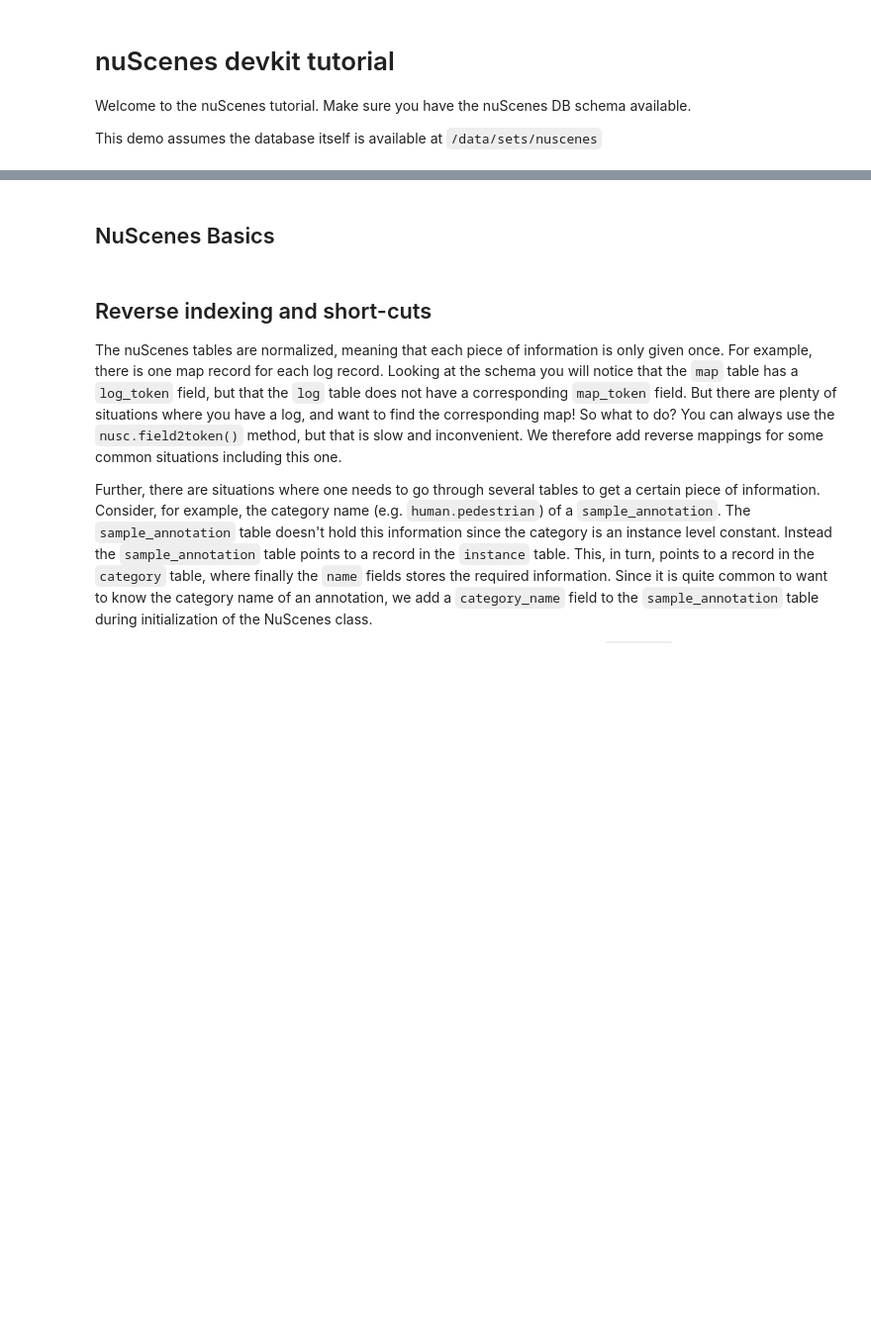
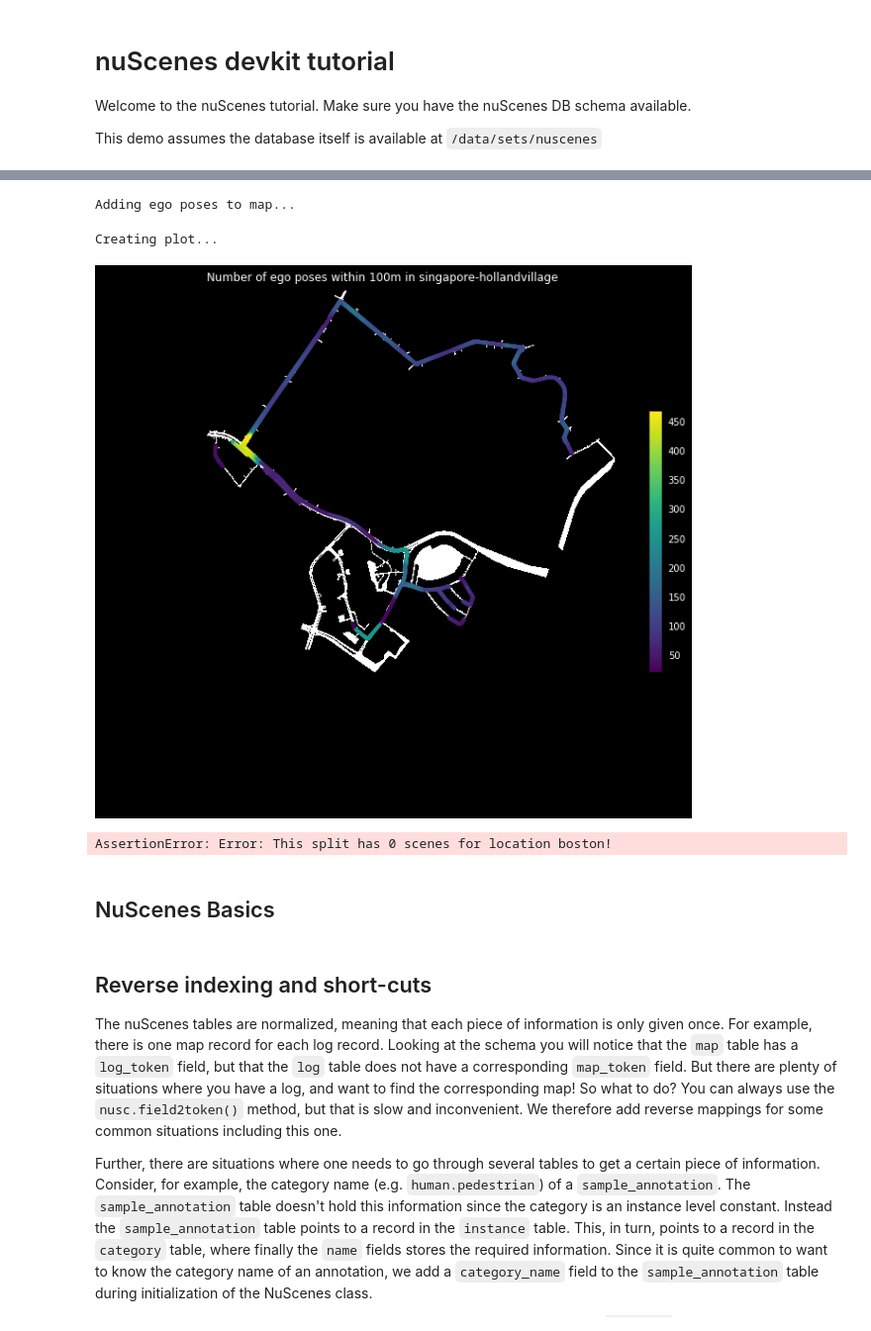
Before and after one commit to nutonomy/nuscenes-devkit, a Jupyter notebook: python-sdk/tutorial.ipynb, the cells around one changed output, grey strips where cells are left out. Shown at 99% size. Saved outputs shown, nothing was run; the diff lists cells and outputs as text; code cells hidden in the pictures; blank space fills up the shorter version.

```diff
--- a/python-sdk/tutorial.ipynb
+++ b/python-sdk/tutorial.ipynb
@@ -12,0 +71,10 @@ nusc = NuScenes(version='v1.0', dataroot='/data/sets/nuscenes', verbose=True)
+# %%
+nusc_all.render_egoposes_on_map('singapore-hollandvillage')
+# %% [output]
+Adding ego poses to map...
+Creating plot...
+[figure, added]
+# %%
+nusc_all.render_egoposes_on_map('boston')
+# %% [output]
+AssertionError: Error: This split has 0 scenes for location boston!
```
Also changed, not shown: parts of 41 cells of this notebook, 1 other file.
